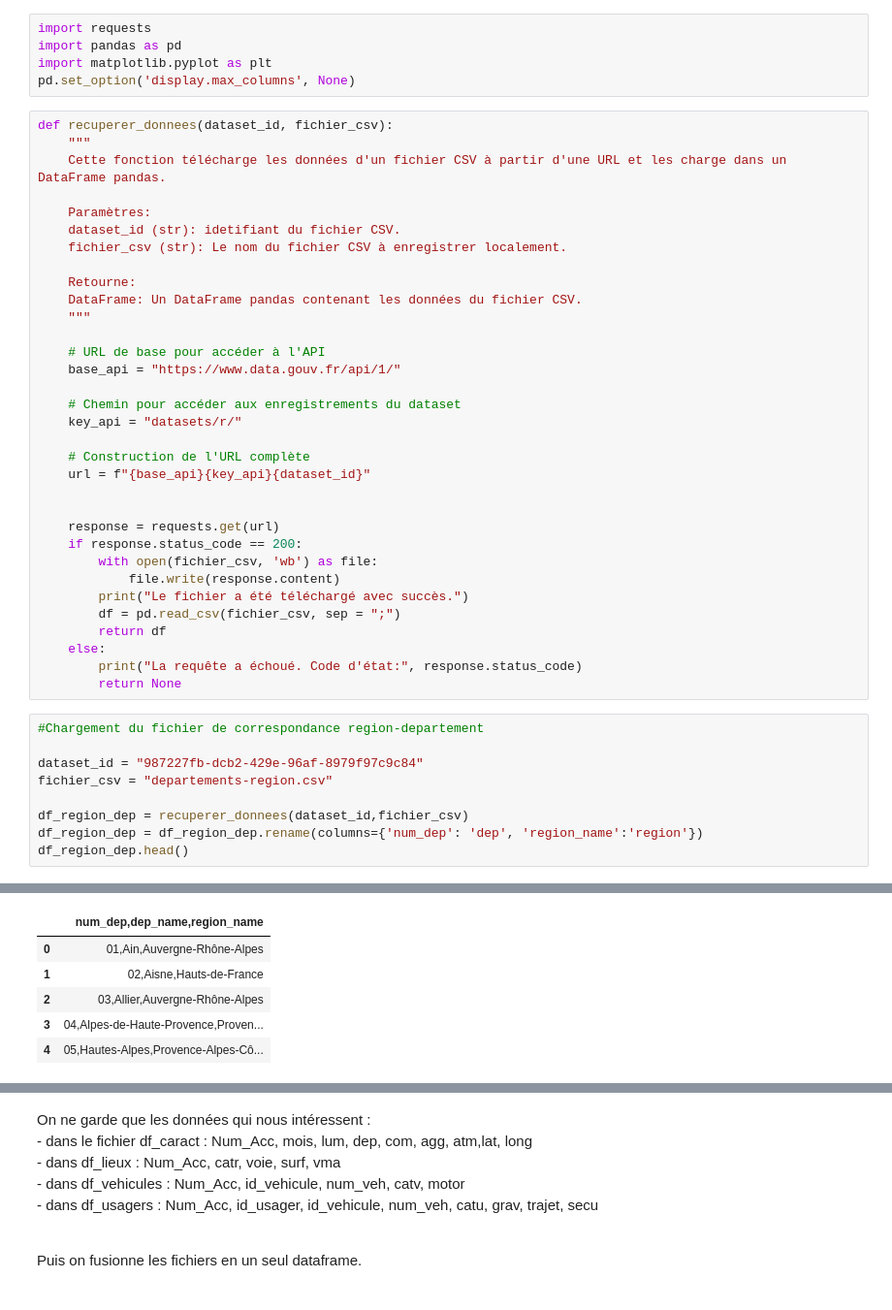
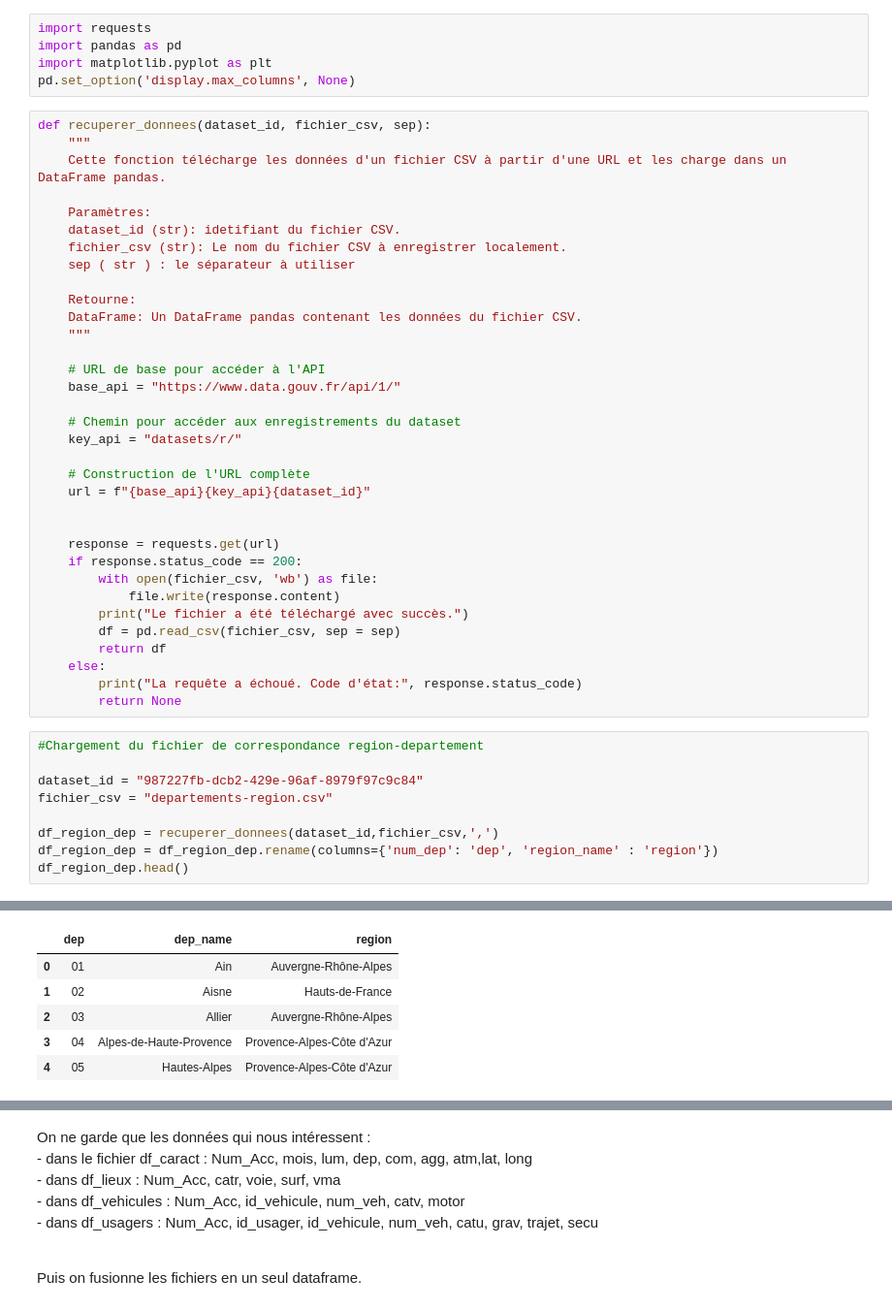
Before and after one commit to celineferbach/Projet-accidents-de-la-route, a Jupyter notebook: importation.ipynb, the cells around one changed output, grey strips where cells are left out. Shown at 97% size. Cells and saved outputs as stored; diff of their text form.

```diff
--- a/importation.ipynb
+++ b/importation.ipynb
@@ -6,13 +6,14 @@ import pandas as pd
 import matplotlib.pyplot as plt
 pd.set_option('display.max_columns', None)
 # %%
-def recuperer_donnees(dataset_id, fichier_csv):
+def recuperer_donnees(dataset_id, fichier_csv, sep):
     """
     Cette fonction télécharge les données d'un fichier CSV à partir d'une URL et les charge dans un DataFrame pandas.
 
     Paramètres:
     dataset_id (str): idetifiant du fichier CSV.
     fichier_csv (str): Le nom du fichier CSV à enregistrer localement.
+    sep ( str ) : le séparateur à utiliser
 
     Retourne:
     DataFrame: Un DataFrame pandas contenant les données du fichier CSV.
@@ -33,7 +34,7 @@ def recuperer_donnees(dataset_id, fichier_csv):
         with open(fichier_csv, 'wb') as file:
             file.write(response.content)
         print("Le fichier a été téléchargé avec succès.")
-        df = pd.read_csv(fichier_csv, sep = ";")
+        df = pd.read_csv(fichier_csv, sep = sep)
         return df
     else:
         print("La requête a échoué. Code d'état:", response.status_code)
@@ -44,8 +45,8 @@ def recuperer_donnees(dataset_id, fichier_csv):
 dataset_id = "987227fb-dcb2-429e-96af-8979f97c9c84"
 fichier_csv = "departements-region.csv"
 
-df_region_dep = recuperer_donnees(dataset_id,fichier_csv)
-df_region_dep = df_region_dep.rename(columns={'num_dep': 'dep', 'region_name':'region'})
+df_region_dep = recuperer_donnees(dataset_id,fichier_csv,',')
+df_region_dep = df_region_dep.rename(columns={'num_dep': 'dep', 'region_name' : 'region'})
 df_region_dep.head()
 # %% [output]
 Le fichier a été téléchargé avec succès.
@@ -52,9 +67,9 @@ Le fichier a été téléchargé avec succès.
-|  | num_dep,dep_name,region_name |
-| 0 | 01,Ain,Auvergne-Rhône-Alpes |
-| 1 | 02,Aisne,Hauts-de-France |
-| 2 | 03,Allier,Auvergne-Rhône-Alpes |
-| 3 | 04,Alpes-de-Haute-Provence,Proven... |
-| 4 | 05,Hautes-Alpes,Provence-Alpes-Cô... |
+|  | dep | dep_name | region |
+| 0 | 01 | Ain | Auvergne-Rhône-Alpes |
+| 1 | 02 | Aisne | Hauts-de-France |
+| 2 | 03 | Allier | Auvergne-Rhône-Alpes |
+| 3 | 04 | Alpes-de-Haute-Provence | Provence-Alpes-Côte d'Azur |
+| 4 | 05 | Hautes-Alpes | Provence-Alpes-Côte d'Azur |
 # %%
 # Chargement du fichier des usagers
 
```
Also changed, not shown: parts of 19 cells of this notebook, 2 other files.
